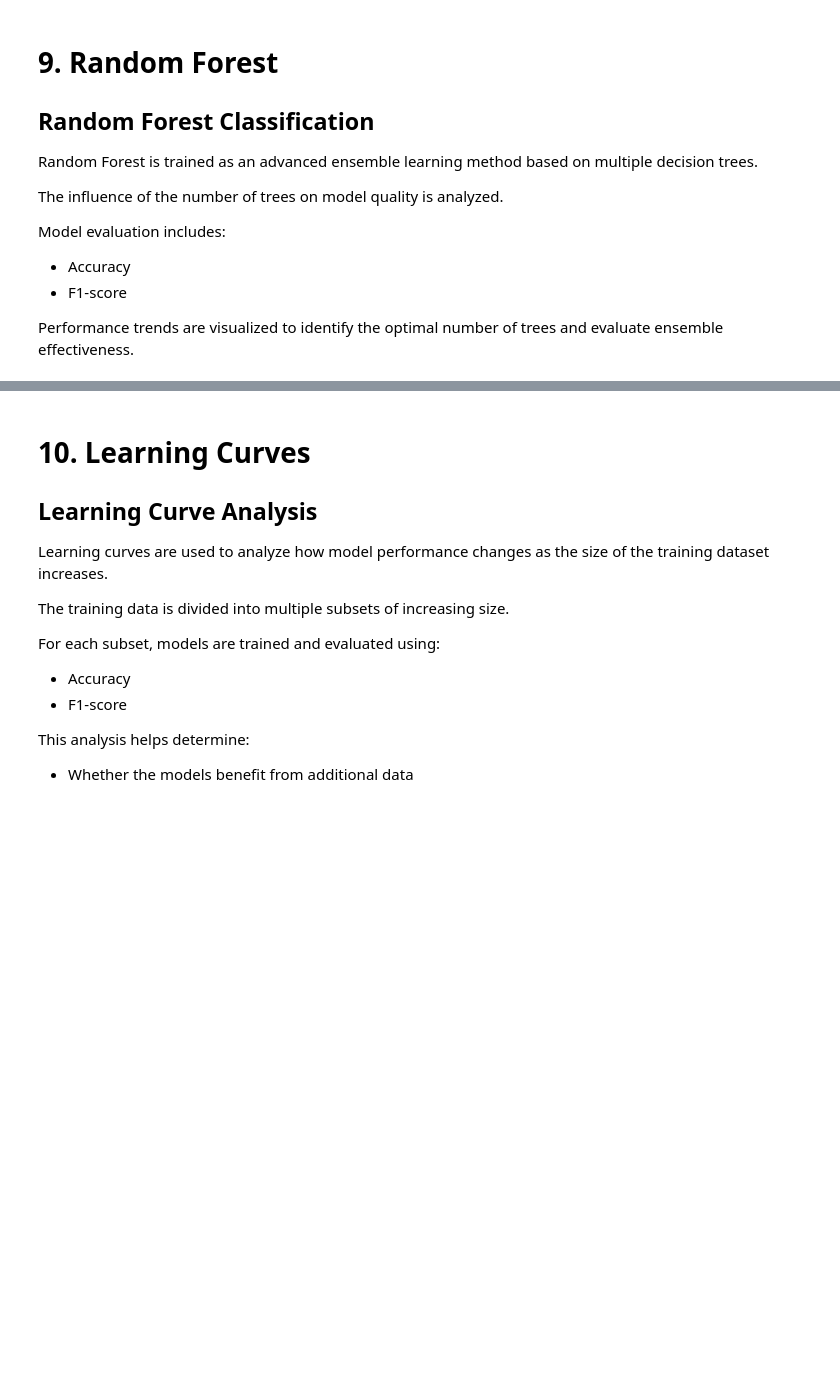
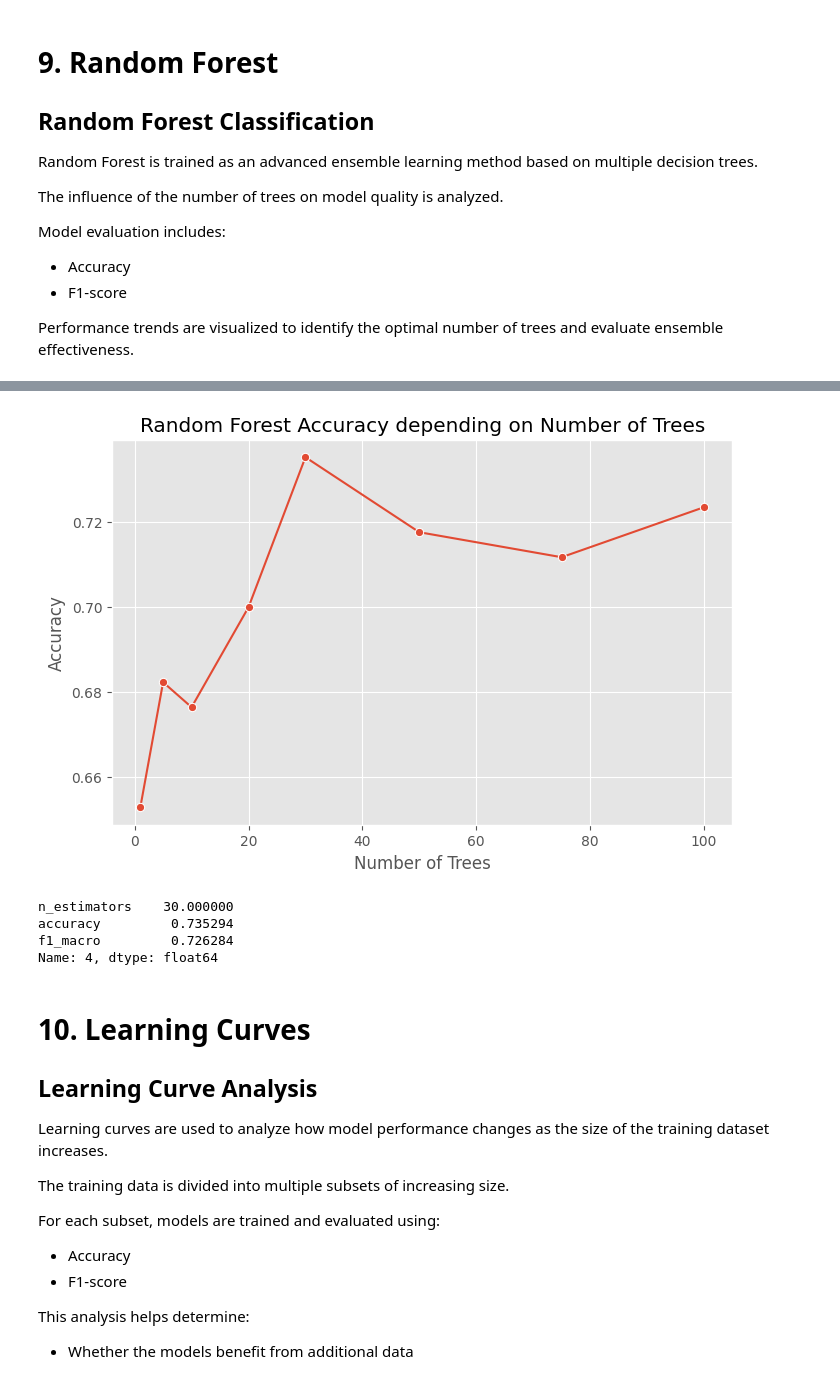
Before and after one commit to Haruw09/vehicle-silhouettes-ml-pipeline, a Jupyter notebook: notebooks/ml_pipeline.ipynb, the cells around one changed output, grey strips where cells are left out. Saved outputs shown, nothing was run; the diff lists cells and outputs as text; code cells hidden in the pictures; blank space fills up the shorter version.

```diff
--- a/notebooks/ml_pipeline.ipynb
+++ b/notebooks/ml_pipeline.ipynb
@@ -1035,3 +1035,29 @@ Model evaluation includes:
 - F1-score
 
 Performance trends are visualized to identify the optimal number of trees and evaluate ensemble effectiveness.
+# %%
+n_estimators_range = [1, 5, 10, 20, 30, 50, 75, 100]
+
+rf_results = []
+
+for n_estimators in n_estimators_range:
+    rf_model = RandomForestClassifier(
+        n_estimators=n_estimators,
+        max_depth=tree_grid_search.best_params_["max_depth"],
+        random_state=42,
+        n_jobs=-1
+    )
+
+    rf_model.fit(X_train, y_train)
+
+    y_pred = rf_model.predict(X_test)
+
+    rf_results.append({
+        "n_estimators": n_estimators,
+        "accuracy": accuracy_score(y_test, y_pred),
+        "f1_macro": f1_score(y_test, y_pred, average="macro")
+    })
+
+rf_results_df = pd.DataFrame(rf_results)
+
+rf_results_df
@@ -1038,3 +1074,32 @@ Performance trends are visualized to identify the optimal number of trees and ev
+# %%
+plt.figure(figsize=(8, 5))
+
+sns.lineplot(
+    data=rf_results_df,
+    x="n_estimators",
+    y="accuracy",
+    marker="o"
+)
+
+plt.title("Random Forest Accuracy depending on Number of Trees")
+plt.xlabel("Number of Trees")
+plt.ylabel("Accuracy")
+plt.grid(True)
+
+plt.show()
+# %% [output]
+[figure, added]
+# %%
+best_rf_model = rf_results_df.loc[
+    rf_results_df["f1_macro"].idxmax()
+]
+
+best_rf_model
+# %% [output]
+n_estimators    30.000000
+accuracy         0.735294
+f1_macro         0.726284
+Name: 4, dtype: float64
 # %% [markdown]
 # 10. Learning Curves
 
```
Also changed, not shown: parts of 2 cells of this notebook.
